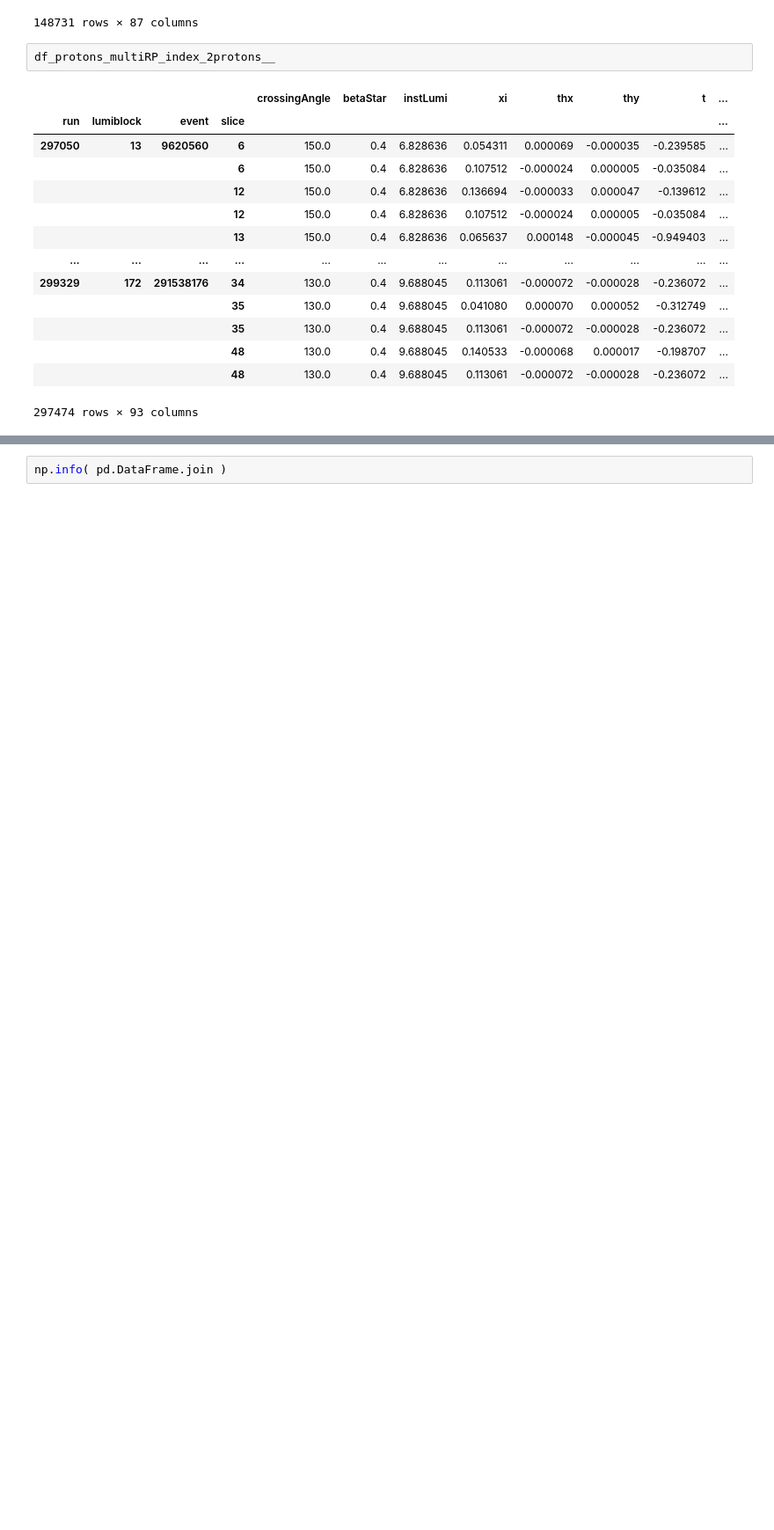
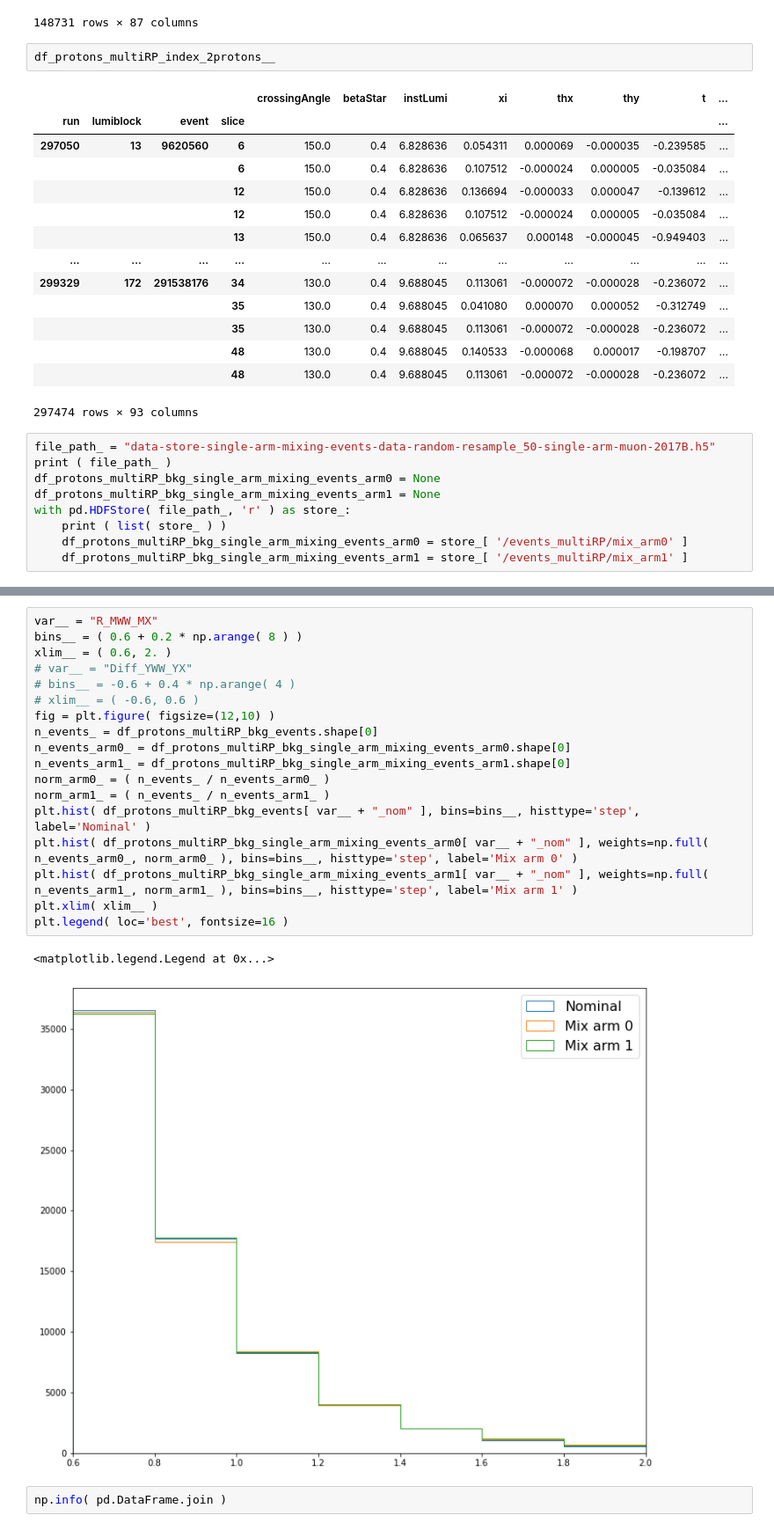
Before and after one commit to miguelgallo/pps-ww-analysis-notebook, a Jupyter notebook: Background-Single-Arm-Mixing.ipynb, the cells around one changed output, grey strips where cells are left out. Shown at 88% size. Saved outputs shown, nothing was run; the diff lists cells and outputs as text; blank space fills up the shorter version.

```diff
--- a/Background-Single-Arm-Mixing.ipynb
+++ b/Background-Single-Arm-Mixing.ipynb
@@ -602,3 +585,12 @@ df_protons_multiRP_index_2protons__
 |  |  |  | 48 | 130.0 | 0.4 | 9.688045 | 0.140533 | -0.000068 | 0.000017 | -0.198707 | ... |
 |  |  |  | 48 | 130.0 | 0.4 | 9.688045 | 0.113061 | -0.000072 | -0.000028 | -0.236072 | ... |
 297474 rows × 93 columns
+# %%
+file_path_ = "data-store-single-arm-mixing-events-data-random-resample_50-single-arm-muon-2017B.h5"
+print ( file_path_ )
+df_protons_multiRP_bkg_single_arm_mixing_events_arm0 = None
+df_protons_multiRP_bkg_single_arm_mixing_events_arm1 = None
+with pd.HDFStore( file_path_, 'r' ) as store_:
+    print ( list( store_ ) )
+    df_protons_multiRP_bkg_single_arm_mixing_events_arm0 = store_[ '/events_multiRP/mix_arm0' ]
+    df_protons_multiRP_bkg_single_arm_mixing_events_arm1 = store_[ '/events_multiRP/mix_arm1' ]
@@ -605,3 +634,24 @@ df_protons_multiRP_index_2protons__
+# %%
+var__ = "R_MWW_MX"
+bins__ = ( 0.6 + 0.2 * np.arange( 8 ) )
+xlim__ = ( 0.6, 2. )
+# var__ = "Diff_YWW_YX"
+# bins__ = -0.6 + 0.4 * np.arange( 4 )
+# xlim__ = ( -0.6, 0.6 )
+fig = plt.figure( figsize=(12,10) )
+n_events_ = df_protons_multiRP_bkg_events.shape[0]
+n_events_arm0_ = df_protons_multiRP_bkg_single_arm_mixing_events_arm0.shape[0]
+n_events_arm1_ = df_protons_multiRP_bkg_single_arm_mixing_events_arm1.shape[0]
+norm_arm0_ = ( n_events_ / n_events_arm0_ )
+norm_arm1_ = ( n_events_ / n_events_arm1_ )
+plt.hist( df_protons_multiRP_bkg_events[ var__ + "_nom" ], bins=bins__, histtype='step', label='Nominal' )
+plt.hist( df_protons_multiRP_bkg_single_arm_mixing_events_arm0[ var__ + "_nom" ], weights=np.full( n_events_arm0_, norm_arm0_ ), bins=bins__, histtype='step', label='Mix arm 0' )
+plt.hist( df_protons_multiRP_bkg_single_arm_mixing_events_arm1[ var__ + "_nom" ], weights=np.full( n_events_arm1_, norm_arm1_ ), bins=bins__, histtype='step', label='Mix arm 1' )
+plt.xlim( xlim__ )
+plt.legend( loc='best', fontsize=16 )
+# %% [output]
+<matplotlib.legend.Legend at 0x...>
+[figure, added]
 # %%
 np.info( pd.DataFrame.join )
 # %% [output]
```
Also changed, not shown: parts of 4 cells of this notebook, 31 other files.
